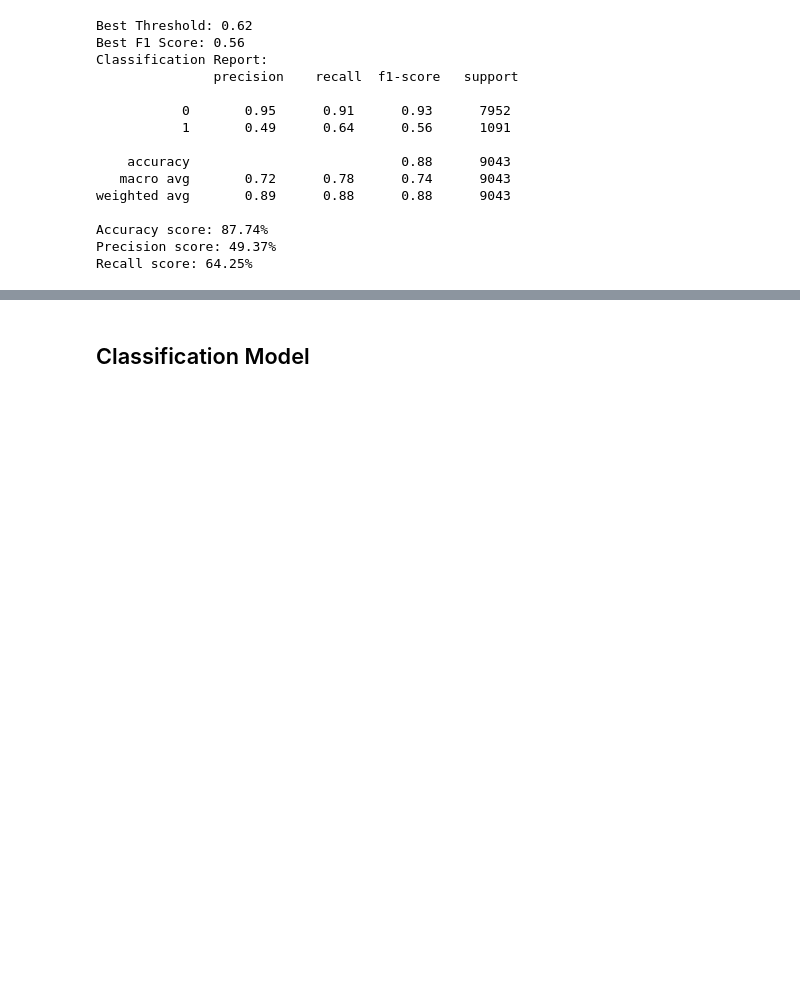
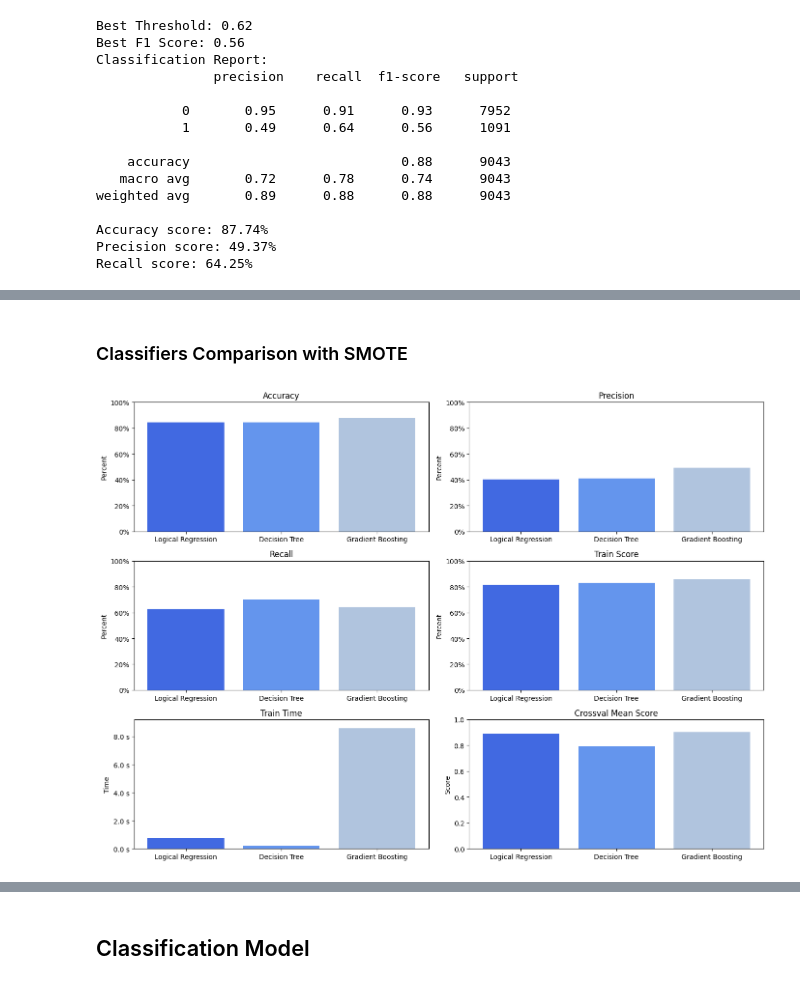
Before and after one commit to ZasaQ/A-neural-model-of-a-banking-customer, a Jupyter notebook: KrzywdaKubowicz.ipynb, the cells around one changed output, grey strips where cells are left out. Saved outputs shown, nothing was run; the diff lists cells and outputs as text; code cells hidden in the pictures; blank space fills up the shorter version.

```diff
--- a/KrzywdaKubowicz.ipynb
+++ b/KrzywdaKubowicz.ipynb
@@ -1022,3 +1043,13 @@ weighted avg       0.89      0.84      0.86      9043
 Accuracy score: 84.28%
 Precision score: 41.11%
 Recall score: 70.12%
+# %%
+smote_dt_train_score = dt.score(X_train, y_train)
+
+print(f"Training Score for Decision Tree with SMOTE: {smote_dt_train_score:.4f}")
+print(f"Training Time for Decision Tree with SMOTE: {smote_dt_time:.2f} s")
+
+log_scores = cross_val_score(dt, X_train, y_train, cv=3)
+smote_dt_log_reg_mean = log_scores.mean()
+
+print(f"Crossval Mean Score for Decision Tree with SMOTE: {smote_dt_log_reg_mean:.4f}")
@@ -1099,3 +1134,13 @@ weighted avg       0.89      0.88      0.88      9043
 Accuracy score: 87.74%
 Precision score: 49.37%
 Recall score: 64.25%
+# %%
+smote_gb_train_score = gb.score(X_train, y_train)
+
+print(f"Training Score for Gradient Boosting with SMOTE: {smote_gb_train_score:.4f}")
+print(f"Training Time for Gradient Boosting with SMOTE: {smote_gb_time:.2f} s")
+
+log_scores = cross_val_score(gb, X_train, y_train, cv=3)
+smote_gb_log_reg_mean = log_scores.mean()
+
+print(f"Crossval Mean Score for Gradient Boosting with SMOTE: {smote_gb_log_reg_mean:.4f}")
@@ -1101,0 +1151,58 @@ Recall score: 64.25%
+# %% [markdown]
+### Classifiers Comparison with SMOTE
+# %%
+models                    = ['Logical Regression', 'Decision Tree', 'Gradient Boosting']
+smote_accuracy            = [smote_lr_accuracy * 100, smote_dt_accuracy * 100, smote_gb_accuracy * 100]
+smote_precision           = [smote_lr_precision * 100, smote_dt_precision * 100, smote_gb_precision * 100]
+smote_recall              = [smote_lr_recall * 100, smote_dt_recall * 100, smote_gb_recall * 100]
+smote_train_score         = [smote_lr_train_score * 100, smote_dt_train_score * 100, smote_gb_train_score * 100]
+smote_train_time          = [smote_lr_time, smote_dt_time, smote_gb_time]
+smote_crossval_mean_score = [smote_lr_log_reg_mean, smote_dt_log_reg_mean, smote_gb_log_reg_mean]
+
+def percent(x, pos):
+    return '%1.0f%%' % x
+
+def seconds(x, pos):
+    return '%1.1f s' % x
+
+fig, axs = plt.subplots(3, 2, figsize=(14, 10))
+
+axs[0, 0].bar(models, smote_accuracy, color=['royalblue', 'cornflowerblue', 'lightsteelblue'])
+axs[0, 0].set_title('Accuracy')
+axs[0, 0].set_ylabel('Percent')
+axs[0, 0].set_ylim(0, 100)
+axs[0, 0].yaxis.set_major_formatter(FuncFormatter(percent))
+
+axs[0, 1].bar(models, smote_precision, color=['royalblue', 'cornflowerblue', 'lightsteelblue'])
+axs[0, 1].set_title('Precision')
+axs[0, 1].set_ylabel('Percent')
+axs[0, 1].set_ylim(0, 100)
+axs[0, 1].yaxis.set_major_formatter(FuncFormatter(percent))
+
+axs[1, 0].bar(models, smote_recall, color=['royalblue', 'cornflowerblue', 'lightsteelblue'])
+axs[1, 0].set_title('Recall')
+axs[1, 0].set_ylabel('Percent')
+axs[1, 0].set_ylim(0, 100)
+axs[1, 0].yaxis.set_major_formatter(FuncFormatter(percent))
+
+axs[1, 1].bar(models, smote_train_score, color=['royalblue', 'cornflowerblue', 'lightsteelblue'])
+axs[1, 1].set_title('Train Score')
+axs[1, 1].set_ylabel('Percent')
+axs[1, 1].set_ylim(0, 100)
+axs[1, 1].yaxis.set_major_formatter(FuncFormatter(percent))
+
+axs[2, 0].bar(models, smote_train_time, color=['royalblue', 'cornflowerblue', 'lightsteelblue'])
+axs[2, 0].set_title('Train Time')
+axs[2, 0].set_ylabel('Time')
+axs[2, 0].set_ylim(0, max(train_time) + 1)
+axs[2, 0].yaxis.set_major_formatter(FuncFormatter(seconds))
+
+axs[2, 1].bar(models, smote_crossval_mean_score, color=['royalblue', 'cornflowerblue', 'lightsteelblue'])
+axs[2, 1].set_title('Crossval Mean Score')
+axs[2, 1].set_ylabel('Score')
+axs[2, 1].set_ylim(0, 1)
+
+plt.tight_layout()
+plt.show()
+# %% [output]
+[figure, added]
```
Also changed, not shown: parts of 29 cells of this notebook.
